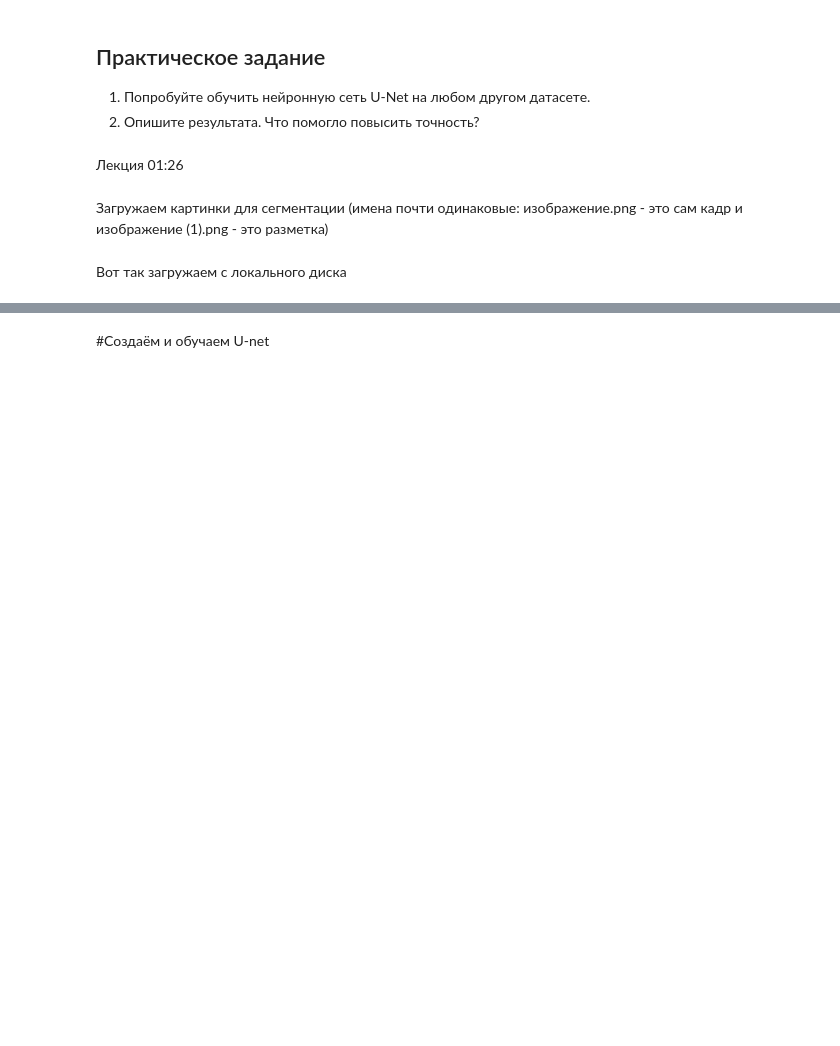
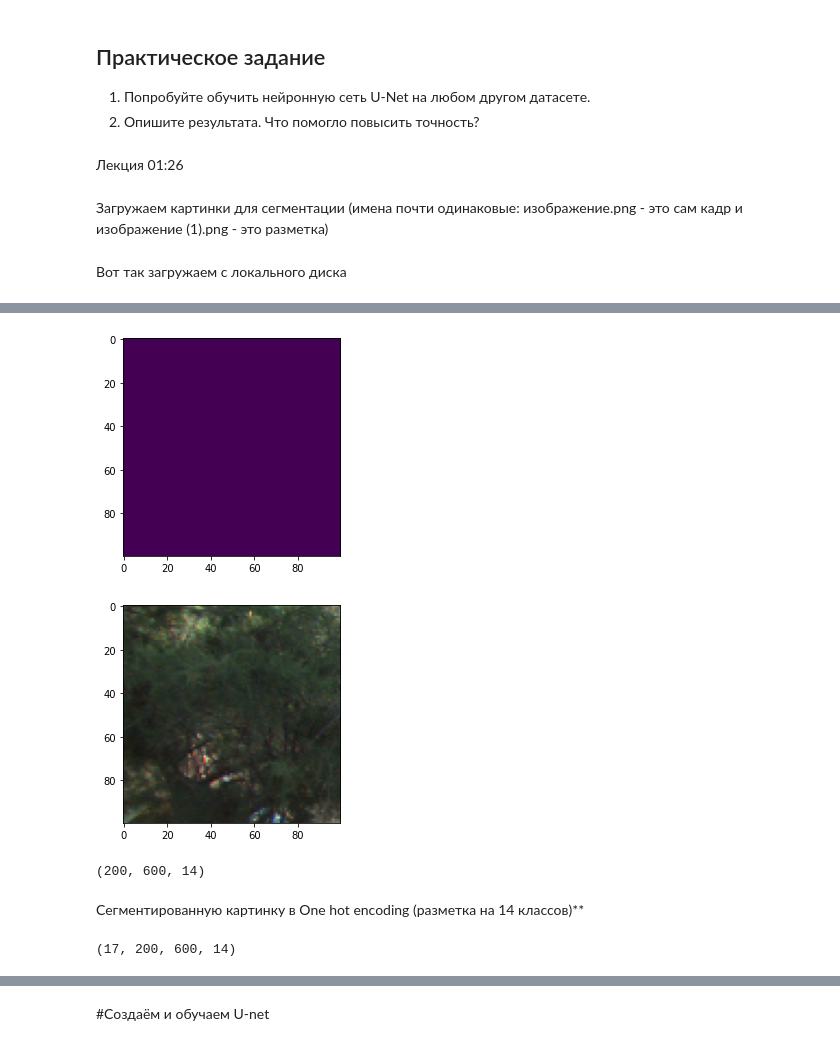
Before and after one commit to djo1006/Introduction_Neural_Networks, a Jupyter notebook: hw_les_6.ipynb, the cells around one changed output, grey strips where cells are left out. Drawn from its saved outputs; the diff is of its cells as text; code cells hidden in the pictures; blank space fills up the shorter version.

```diff
--- a/hw_les_6.ipynb
+++ b/hw_les_6.ipynb
@@ -38,0 +203,14 @@ uploaded = files.upload()
+# %%
+plt.imshow(cat_yi[:100, :100, 3])
+plt.show()
+plt.imshow(xTrain_Test[0, :100, :100, :]/255)
+plt.show()
+# %% [output]
+[figure, added]
+[figure, added]
+# %%
+cat_yi.shape
+# %% [output]
+(200, 600, 14)
+# %% [markdown]
+Сегментированную картинку в  One hot encoding (разметка на 14 классов)**
@@ -38,0 +225,4 @@ uploaded = files.upload()
+# %%
+print(yTrain_Test.shape)
+# %% [output]
+(17, 200, 600, 14)
```
Also changed, not shown: parts of 29 cells of this notebook.
